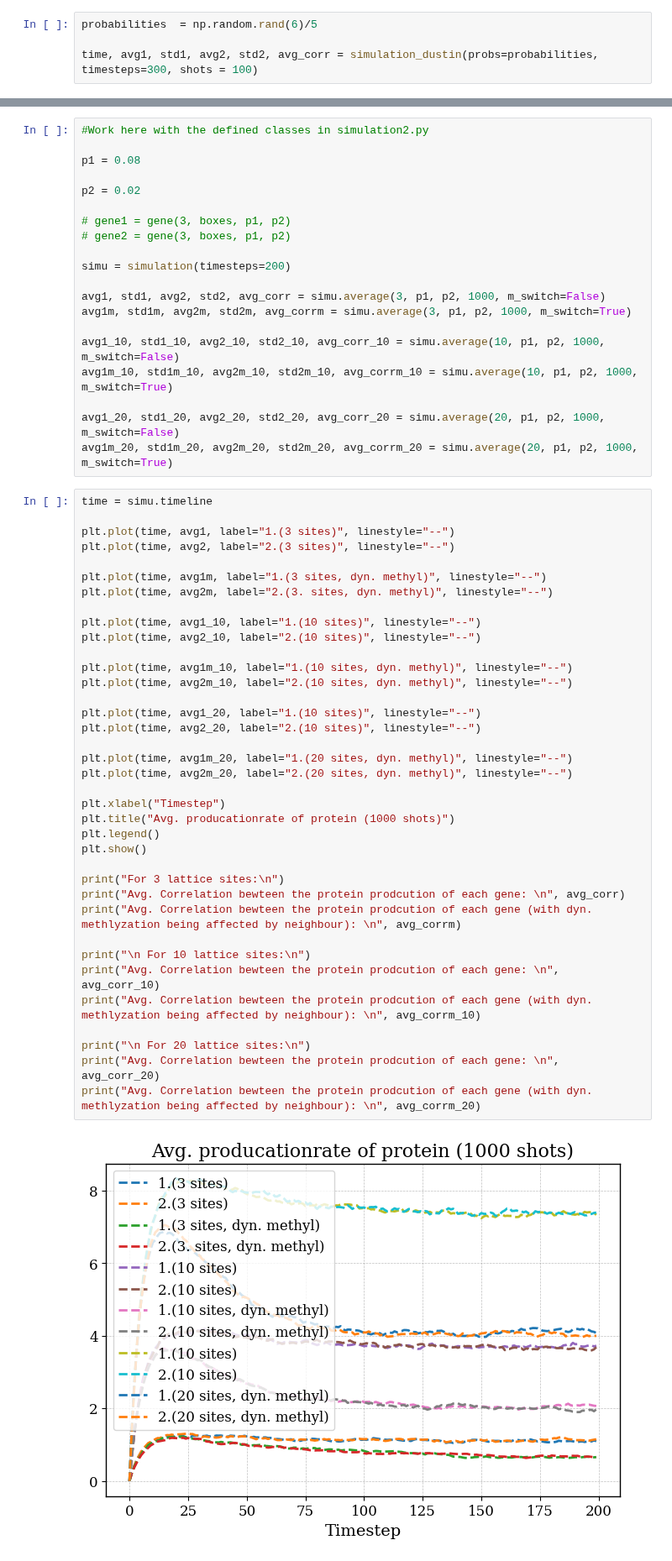
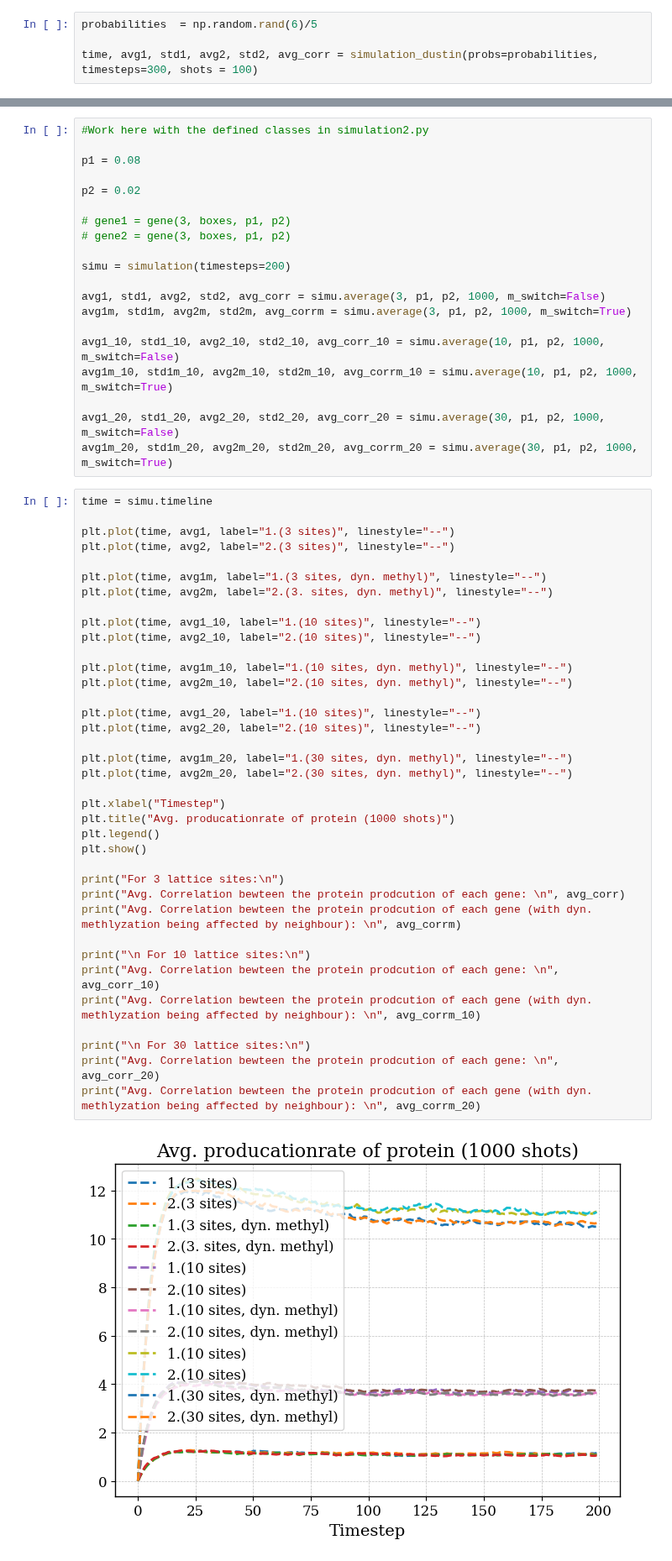
Before and after one commit to RicemanBoy/trafficRNA, a Jupyter notebook: trafficRNA.ipynb, the cells around one changed output, grey strips where cells are left out. Shown at 84% size. Drawn from its saved outputs; the diff is of its cells as text.

Commit message:
fixed dyn methy

```diff
--- a/trafficRNA.ipynb
+++ b/trafficRNA.ipynb
@@ -195,8 +195,8 @@ avg1m, std1m, avg2m, std2m, avg_corrm = simu.average(3, p1, p2, 1000, m_switch=T
 avg1_10, std1_10, avg2_10, std2_10, avg_corr_10 = simu.average(10, p1, p2, 1000, m_switch=False)
 avg1m_10, std1m_10, avg2m_10, std2m_10, avg_corrm_10 = simu.average(10, p1, p2, 1000, m_switch=True)
 
-avg1_20, std1_20, avg2_20, std2_20, avg_corr_20 = simu.average(20, p1, p2, 1000, m_switch=False)
-avg1m_20, std1m_20, avg2m_20, std2m_20, avg_corrm_20 = simu.average(20, p1, p2, 1000, m_switch=True)
+avg1_20, std1_20, avg2_20, std2_20, avg_corr_20 = simu.average(30, p1, p2, 1000, m_switch=False)
+avg1m_20, std1m_20, avg2m_20, std2m_20, avg_corrm_20 = simu.average(30, p1, p2, 1000, m_switch=True)
 # %%
 time = simu.timeline
 
@@ -205,37 +205,37 @@ plt.plot(time, avg2, label="2.(3 sites)", linestyle="--")
 
 plt.plot(time, avg1m, label="1.(3 sites, dyn. methyl)", linestyle="--")
 plt.plot(time, avg2m, label="2.(3. sites, dyn. methyl)", linestyle="--")
 
 plt.plot(time, avg1_10, label="1.(10 sites)", linestyle="--")
 plt.plot(time, avg2_10, label="2.(10 sites)", linestyle="--")
 
 plt.plot(time, avg1m_10, label="1.(10 sites, dyn. methyl)", linestyle="--")
 plt.plot(time, avg2m_10, label="2.(10 sites, dyn. methyl)", linestyle="--")
 
 plt.plot(time, avg1_20, label="1.(10 sites)", linestyle="--")
 plt.plot(time, avg2_20, label="2.(10 sites)", linestyle="--")
 
-plt.plot(time, avg1m_20, label="1.(20 sites, dyn. methyl)", linestyle="--")
-plt.plot(time, avg2m_20, label="2.(20 sites, dyn. methyl)", linestyle="--")
+plt.plot(time, avg1m_20, label="1.(30 sites, dyn. methyl)", linestyle="--")
+plt.plot(time, avg2m_20, label="2.(30 sites, dyn. methyl)", linestyle="--")
 
 plt.xlabel("Timestep")
 plt.title("Avg. producationrate of protein (1000 shots)")
 plt.legend()
 plt.show()
 
 print("For 3 lattice sites:\n")
 print("Avg. Correlation bewteen the protein prodcution of each gene: \n", avg_corr)
 print("Avg. Correlation bewteen the protein prodcution of each gene (with dyn. methlyzation being affected by neighbour): \n", avg_corrm)
 
 print("\n For 10 lattice sites:\n")
 print("Avg. Correlation bewteen the protein prodcution of each gene: \n", avg_corr_10)
 print("Avg. Correlation bewteen the protein prodcution of each gene (with dyn. methlyzation being affected by neighbour): \n", avg_corrm_10)
 
-print("\n For 20 lattice sites:\n")
+print("\n For 30 lattice sites:\n")
 print("Avg. Correlation bewteen the protein prodcution of each gene: \n", avg_corr_20)
 print("Avg. Correlation bewteen the protein prodcution of each gene (with dyn. methlyzation being affected by neighbour): \n", avg_corrm_20)
 # %% [output]
-[figure, old version]
+[figure, new version]
 For 3 lattice sites:
 
 Avg. Correlation bewteen the protein prodcution of each gene:
```
Also changed, not shown: parts of 2 cells of this notebook, 1 other file.
